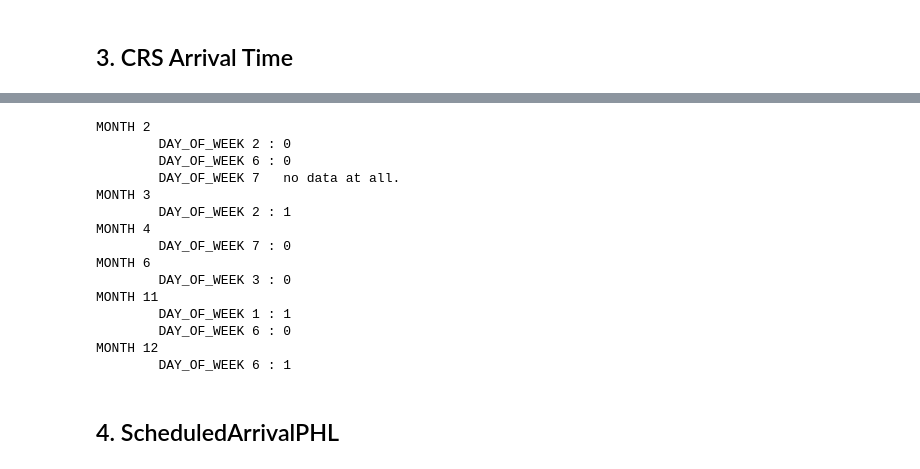
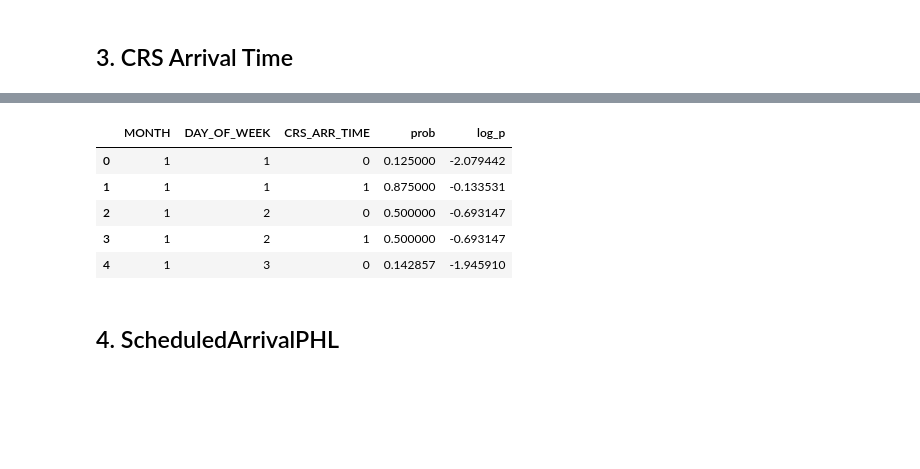
Before and after one commit to dy-choi/Flight-Delay-Analysis, a Jupyter notebook: BayesianNetworkAnalysis.ipynb, the cells around one changed output, grey strips where cells are left out. Cells and saved outputs as stored; diff of their text form; code cells hidden in the pictures; blank space fills up the shorter version.

```diff
--- a/BayesianNetworkAnalysis.ipynb
+++ b/BayesianNetworkAnalysis.ipynb
@@ -93,42 +76,20 @@ There are 158 rows in the above table, but we should have 168 , which means that
-# %%
-to_add = []
-for i in range(1,cpt.node_values['MONTH']+1):
-    if (len(arr_time_df[arr_time_df.MONTH==i]) < 14):
-        temp = arr_time_df[arr_time_df.MONTH==i]
-        # print 'incomplete' months
-        print('MONTH', i)
-        for j in range(1,cpt.node_values['DAY_OF_WEEK']+1):
-            day_count = len(temp[temp.DAY_OF_WEEK==j])
-            if (len(temp[temp.DAY_OF_WEEK==j]) < 2):
-                # print DAY OF WEEK and its missing value
-                if (day_count == 0):
-                    print('\tDAY_OF_WEEK',j,'\tno data at all.')
-                    to_add.append([i, j, 0,0.0001,np.log(0.0001)])
-                    to_add.append([i, j, 1,0.0001,np.log(0.0001)])
-                else:
-                    elem = list(set([0,1])-set(temp[temp.DAY_OF_WEEK==j].CRS_ARR_TIME))[0]
-                    print('\tDAY_OF_WEEK',j,':',elem)
-                    to_add.append([i, j,elem,0.0001,np.log(0.0001)])
-
-# add missing datas with probability 0.0001
-arr_time_df = arr_time_df.append(pd.DataFrame(to_add, columns=arr_time_df.columns))
-arr_time_df = arr_time_df.sort_values(['MONTH','DAY_OF_WEEK','CRS_ARR_TIME']).reset_index().drop(['index'],axis=1)
-# %% [output]
-MONTH 2
-        DAY_OF_WEEK 2 : 0
-        DAY_OF_WEEK 6 : 0
-        DAY_OF_WEEK 7   no data at all.
-MONTH 3
-        DAY_OF_WEEK 2 : 1
-MONTH 4
-        DAY_OF_WEEK 7 : 0
-MONTH 6
-        DAY_OF_WEEK 3 : 0
-MONTH 11
-        DAY_OF_WEEK 1 : 1
-        DAY_OF_WEEK 6 : 0
-MONTH 12
-        DAY_OF_WEEK 6 : 1
+# %%
+# make a complete CPT
+temp = [[i, j, k] for i in range(1,13) for j in range(1,8) for k in range(2)]
+temp = pd.DataFrame(temp,columns=arr_time_df.columns.tolist()[:-2])
+on_li = arr_time_df.columns.tolist()[:-2]
+arr_time_df = temp.merge(arr_time_df, on=on_li, how='outer')
+# replace NaN values with very small values
+arr_time_df['prob'].fillna(TINY, inplace=True)
+arr_time_df['log_p'].fillna(np.log(TINY), inplace=True)
+arr_time_df.head()
+# %% [output]
+|  | MONTH | DAY_OF_WEEK | CRS_ARR_TIME | prob | log_p |
+| 0 | 1 | 1 | 0 | 0.125000 | -2.079442 |
+| 1 | 1 | 1 | 1 | 0.875000 | -0.133531 |
+| 2 | 1 | 2 | 0 | 0.500000 | -0.693147 |
+| 3 | 1 | 2 | 1 | 0.500000 | -0.693147 |
+| 4 | 1 | 3 | 0 | 0.142857 | -1.945910 |
 # %% [markdown]
 ## 4. ScheduledArrivalPHL
 # %% [markdown]
```
Also changed, not shown: parts of 21 cells of this notebook, 1 other file.
